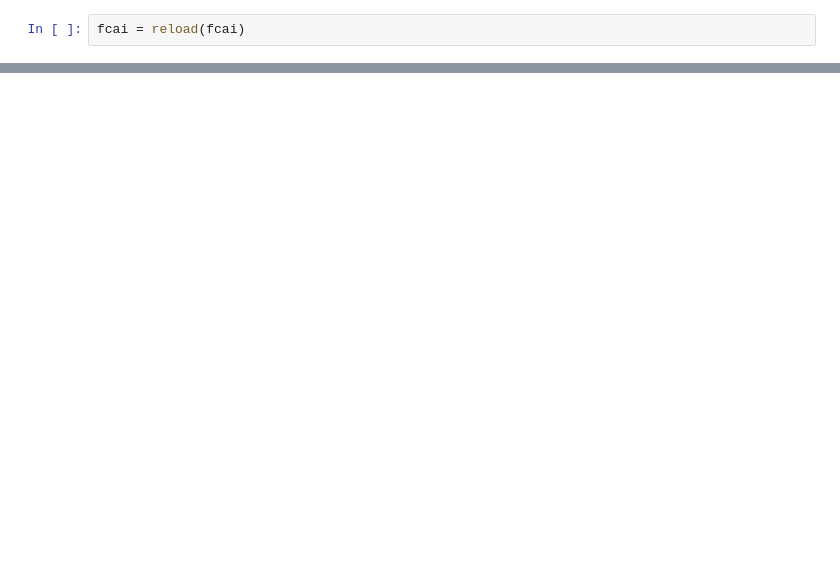
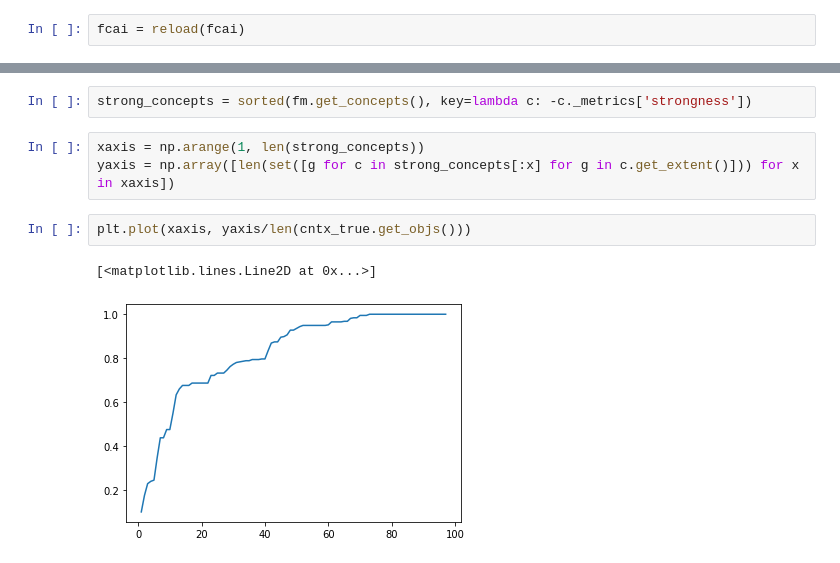
Before and after one commit to EgorDudyrev/FCA_BB_interpret, a Jupyter notebook: notebooks/2020.03.22-Test_refactor.ipynb, the cells around one changed output, grey strips where cells are left out. Saved outputs shown, nothing was run; the diff lists cells and outputs as text; blank space fills up the shorter version.

```diff
--- a/notebooks/2020.03.22-Test_refactor.ipynb
+++ b/notebooks/2020.03.22-Test_refactor.ipynb
@@ -164,3 +163,13 @@ fig = fm.get_plotly_fig()
 fig.show()
 # %% [output]
 [interactive output not drawn]
+# %%
+strong_concepts = sorted(fm.get_concepts(), key=lambda c: -c._metrics['strongness'])
+# %%
+xaxis = np.arange(1, len(strong_concepts))
+yaxis = np.array([len(set([g for c in strong_concepts[:x] for g in c.get_extent()])) for x in xaxis])
+# %%
+plt.plot(xaxis, yaxis/len(cntx_true.get_objs()))
+# %% [output]
+[<matplotlib.lines.Line2D at 0x...>]
+[figure, added]
```
Also changed, not shown: parts of 19 cells of this notebook, 1 other file.
